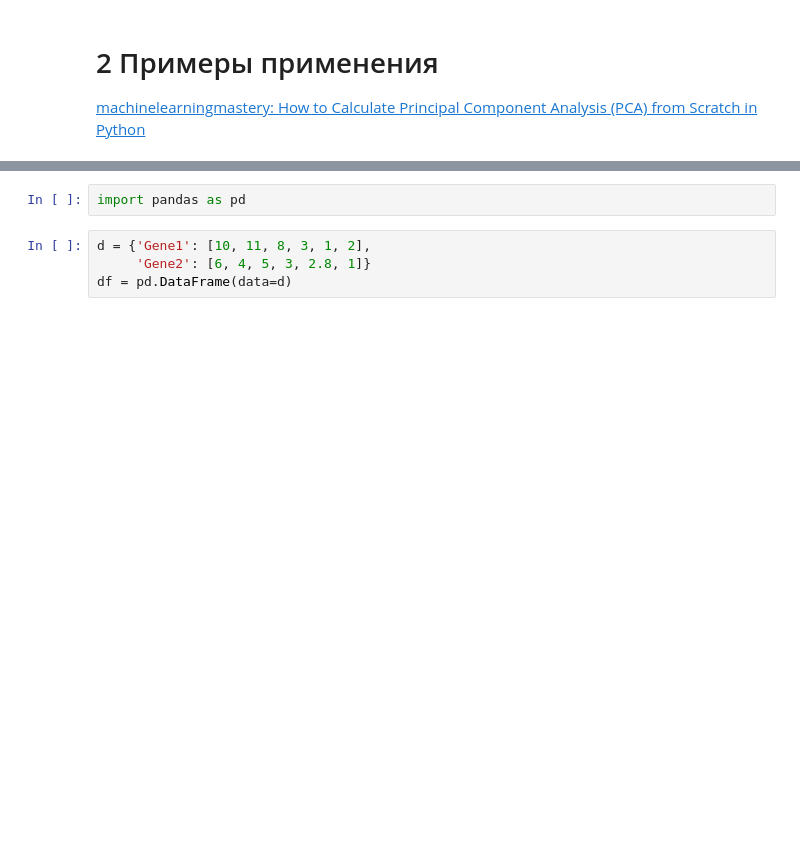
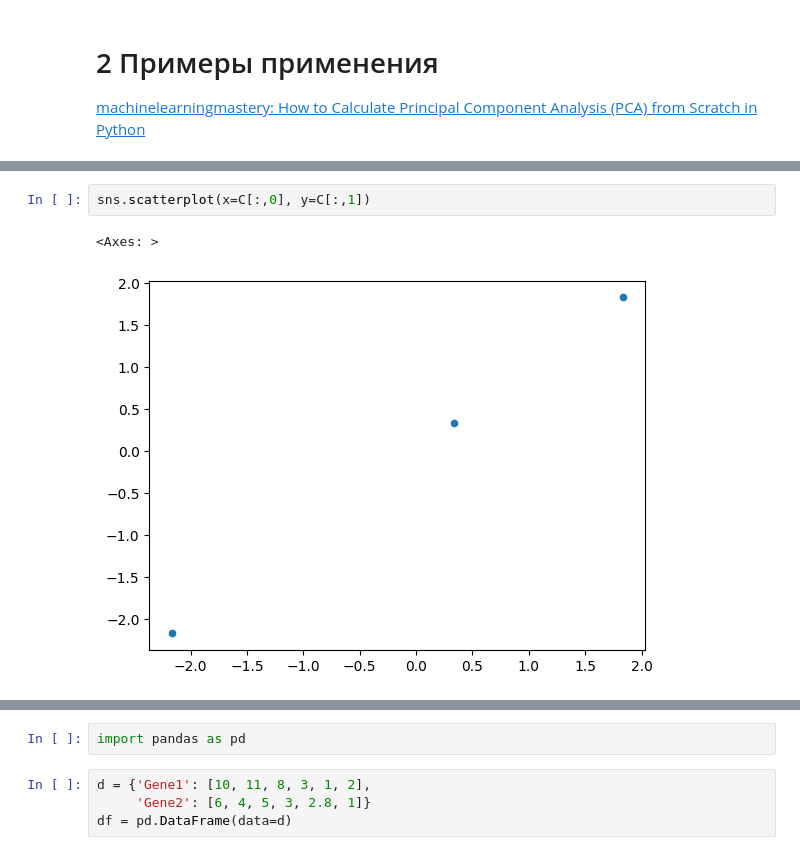
Before and after one commit to bondaleksey/learning-curve-first-steps, a Jupyter notebook: random_topics/PCA.ipynb, the cells around one changed output, grey strips where cells are left out. Saved outputs shown, nothing was run; the diff lists cells and outputs as text; blank space fills up the shorter version.

```diff
--- a/random_topics/PCA.ipynb
+++ b/random_topics/PCA.ipynb
@@ -20,0 +103,5 @@
+# %%
+sns.scatterplot(x=C[:,0], y=C[:,1])
+# %% [output]
+<Axes: >
+[figure, added]
```
Also changed, not shown: parts of 33 cells of this notebook.
